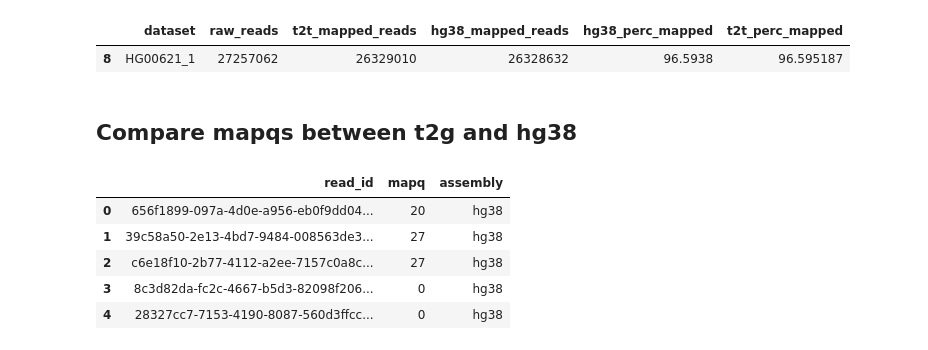
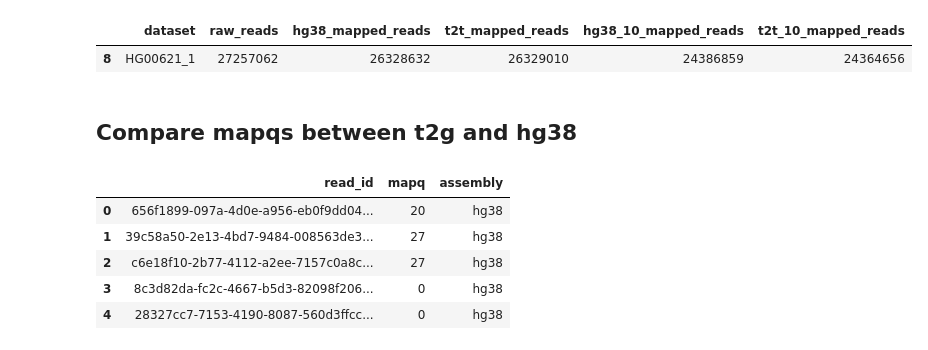
Before and after one commit to fairliereese/240903_pt, a Jupyter notebook: analysis/compare_hg38_t2t_mapq.ipynb, the cells around one changed output. Saved outputs shown, nothing was run; the diff lists cells and outputs as text; code cells hidden in the pictures.

```diff
--- a/analysis/compare_hg38_t2t.ipynb
+++ b/analysis/compare_hg38_t2t_mapq.ipynb
@@ -50,14 +46,33 @@ fq_reads_file
 # %%
-df = pd.read_csv(fq_reads_files, sep='\t')
-df = df.loc[df.dataset==sample]
-df.rename({'n_reads':'raw_reads'}, axis=1, inplace=True)
+summ_df = pd.read_csv(fq_reads_file, sep='\t')
+summ_df = summ_df.loc[summ_df.dataset==sample]
+summ_df.rename({'n_reads':'raw_reads'}, axis=1, inplace=True)
-# %%
-df['t2t_mapped_reads'] = pd.read_csv(t2t_file, sep='\t', header=None)[0].tolist()
-df['hg38_mapped_reads'] = pd.read_csv(hg38_file, sep='\t', header=None)[0].tolist()
-# %%
-df['hg38_perc_mapped'] = (df['hg38_mapped_reads']/df['raw_reads'])*100
-df['t2t_perc_mapped'] = (df['t2t_mapped_reads']/df['raw_reads'])*100
-df
-# %% [output]
-|  | dataset | raw_reads | t2t_mapped_reads | hg38_mapped_reads | hg38_perc_mapped | t2t_perc_mapped |
-| 8 | HG00621_1 | 27257062 | 26329010 | 26328632 | 96.5938 | 96.595187 |
+# %%
+thresh = 0
+
+assemblies = ['hg38', 't2t']
+for a, f in zip(assemblies, [hg38_file, t2t_file]):
+    col = f'{a}_mapped_reads'
+    df = pd.read_csv(f, sep='\t')
+    assert len(df.index) == len(df.read_id.unique())
+    df.set_index('read_id', inplace=True)
+    df = df.loc[df.mapq>=thresh]
+    n = len(df.index)
+    summ_df[col] = n
+# %%
+thresh = 10
+
+assemblies = ['hg38', 't2t']
+for a, f in zip(assemblies, [hg38_file, t2t_file]):
+    col = f'{a}_{thresh}_mapped_reads'
+    df = pd.read_csv(f, sep='\t')
+    assert len(df.index) == len(df.read_id.unique())
+    df.set_index('read_id', inplace=True)
+    df = df.loc[df.mapq>=thresh]
+    n = len(df.index)
+    summ_df[col] = n
+# %%
+summ_df.head()
+# %% [output]
+|  | dataset | raw_reads | hg38_mapped_reads | t2t_mapped_reads | hg38_10_mapped_reads | t2t_10_mapped_reads |
+| 8 | HG00621_1 | 27257062 | 26328632 | 26329010 | 24386859 | 24364656 |
```
Also changed, not shown: parts of 7 cells of this notebook.
